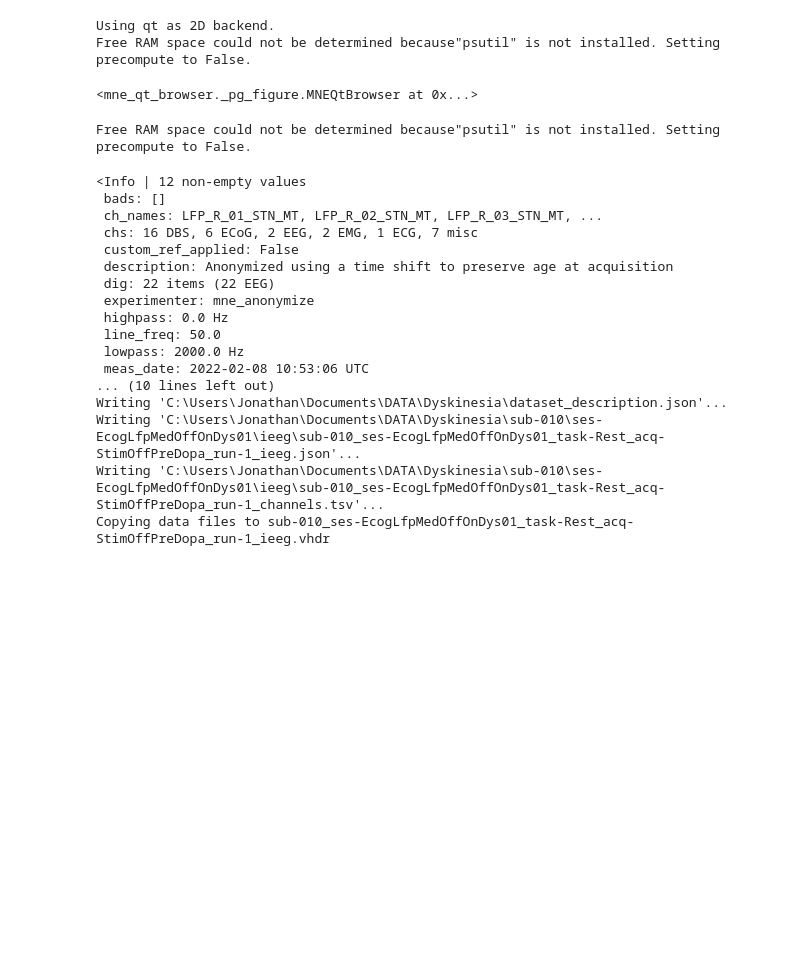
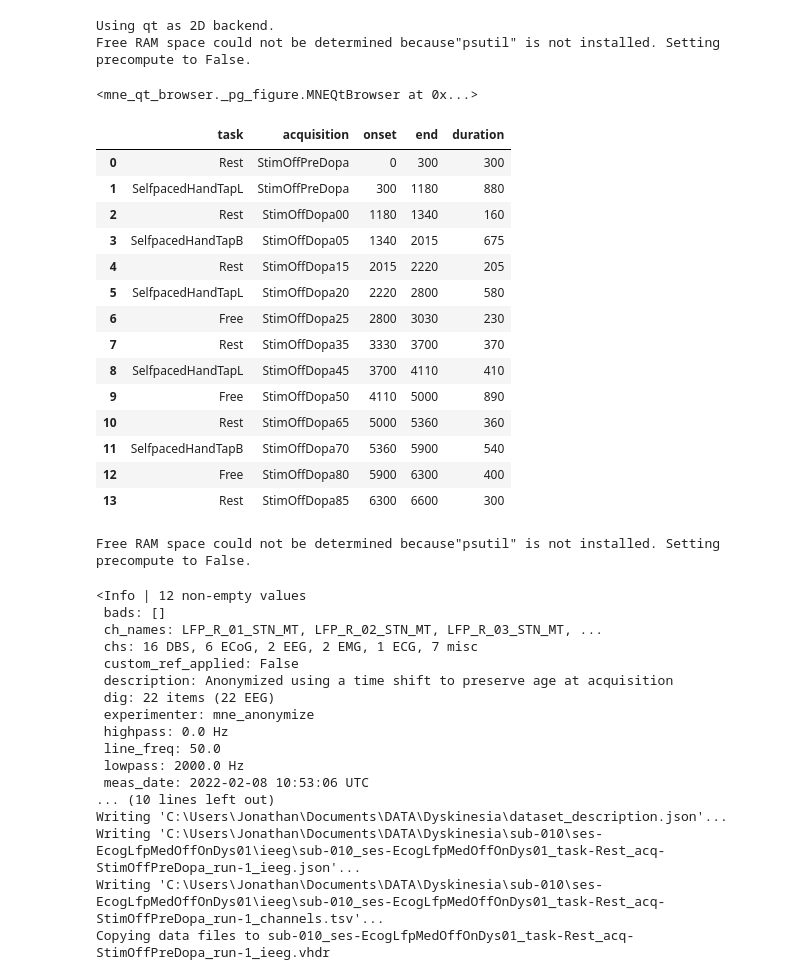
Before and after one commit to neuromodulation/icn, a Jupyter notebook: icn_bids/templates/Split recordings - WIP.ipynb, the cells around one changed output. Cells and saved outputs as stored; diff of their text form; code cells hidden in the pictures; blank space fills up the shorter version.

```diff
--- a/icn_bids/templates/Split recordings - WIP.ipynb
+++ b/icn_bids/templates/Split recordings - WIP.ipynb
@@ -128,3 +180,21 @@ annot_table['duration'] = annot_table['end'] - annot_table['onset']
+# %%
+annot_table
+# %% [output]
+|  | task | acquisition | onset | end | duration |
+| 0 | Rest | StimOffPreDopa | 0 | 300 | 300 |
+| 1 | SelfpacedHandTapL | StimOffPreDopa | 300 | 1180 | 880 |
+| 2 | Rest | StimOffDopa00 | 1180 | 1340 | 160 |
+| 3 | SelfpacedHandTapB | StimOffDopa05 | 1340 | 2015 | 675 |
+| 4 | Rest | StimOffDopa15 | 2015 | 2220 | 205 |
+| 5 | SelfpacedHandTapL | StimOffDopa20 | 2220 | 2800 | 580 |
+| 6 | Free | StimOffDopa25 | 2800 | 3030 | 230 |
+| 7 | Rest | StimOffDopa35 | 3330 | 3700 | 370 |
+| 8 | SelfpacedHandTapL | StimOffDopa45 | 3700 | 4110 | 410 |
+| 9 | Free | StimOffDopa50 | 4110 | 5000 | 890 |
+| 10 | Rest | StimOffDopa65 | 5000 | 5360 | 360 |
+| 11 | SelfpacedHandTapB | StimOffDopa70 | 5360 | 5900 | 540 |
+| 12 | Free | StimOffDopa80 | 5900 | 6300 | 400 |
+| 13 | Rest | StimOffDopa85 | 6300 | 6600 | 300 |
 # %%
 # add the annotations to a copy and plot them for inspection
 annot = mne.Annotations(onset=annot_table['onset'], duration=annot_table['duration'],
```
Also changed, not shown: parts of 1 cell of this notebook.
